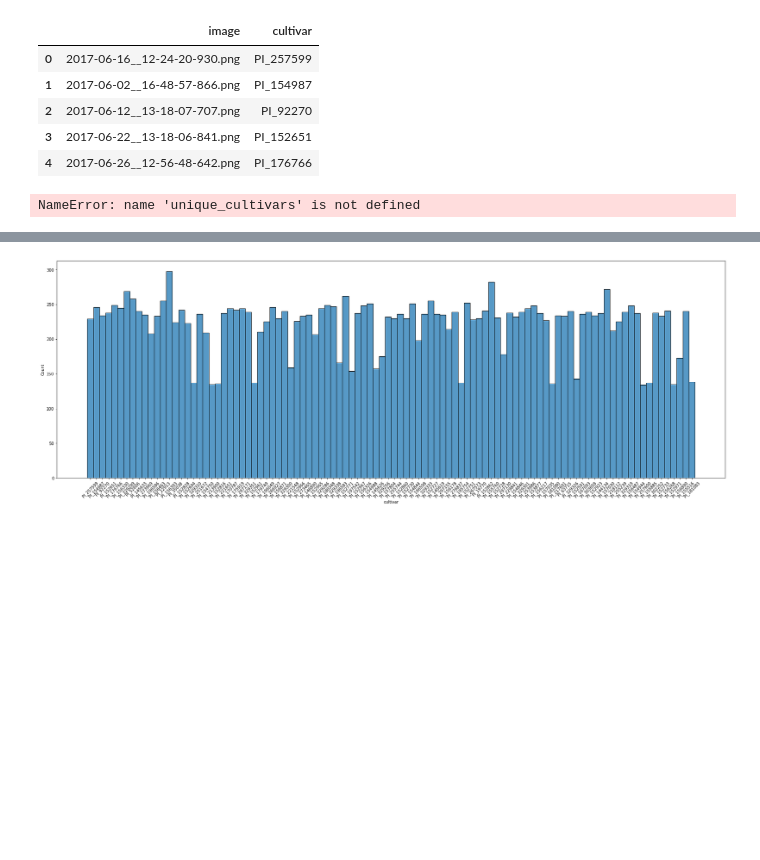
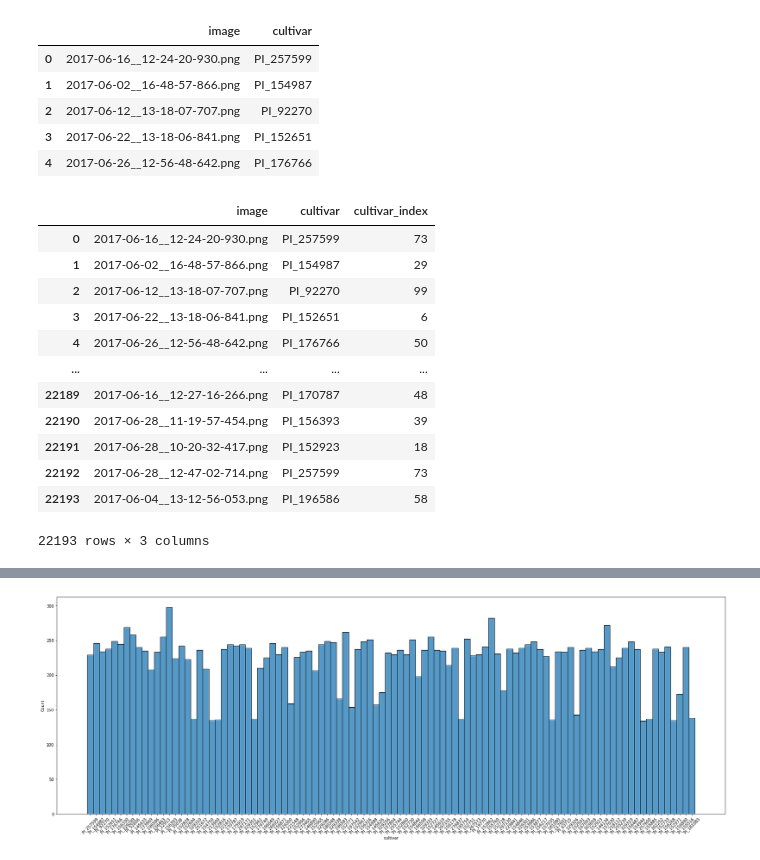
Before and after one commit to annabelng/convnet_crops, a Jupyter notebook: preprocessing.ipynb, the cells around one changed output, grey strips where cells are left out. Cells and saved outputs as stored; diff of their text form; code cells hidden in the pictures; blank space fills up the shorter version.

```diff
--- a/preprocessing.ipynb
+++ b/preprocessing.ipynb
@@ -36,10 +36,22 @@ train_cultivar.head()
 | 3 | 2017-06-22__13-18-06-841.png | PI_152651 |
 | 4 | 2017-06-26__12-56-48-642.png | PI_176766 |
 # %%
-train_cultivar["cultivar_index"] = train_cultivar["cultivar"].map(lambda item: unique_cultivars.index(item))
+train_cultivar["cultivar_index"] = train_cultivar["cultivar"].map(lambda item: labels.index(item))
 train_cultivar
 # %% [output]
+|  | image | cultivar | cultivar_index |
+| 0 | 2017-06-16__12-24-20-930.png | PI_257599 | 73 |
+| 1 | 2017-06-02__16-48-57-866.png | PI_154987 | 29 |
+| 2 | 2017-06-12__13-18-07-707.png | PI_92270 | 99 |
+| 3 | 2017-06-22__13-18-06-841.png | PI_152651 | 6 |
+| 4 | 2017-06-26__12-56-48-642.png | PI_176766 | 50 |
+| ... | ... | ... | ... |
+| 22189 | 2017-06-16__12-27-16-266.png | PI_170787 | 48 |
+| 22190 | 2017-06-28__11-19-57-454.png | PI_156393 | 39 |
+| 22191 | 2017-06-28__10-20-32-417.png | PI_152923 | 18 |
+| 22192 | 2017-06-28__12-47-02-714.png | PI_257599 | 73 |
+| 22193 | 2017-06-04__13-12-56-053.png | PI_196586 | 58 |
-NameError: name 'unique_cultivars' is not defined
+22193 rows × 3 columns
 # %%
 # creating list of unique cultivars
 labels=list(np.unique(train_cultivar['cultivar']))
```
Also changed, not shown: parts of 26 cells of this notebook.
